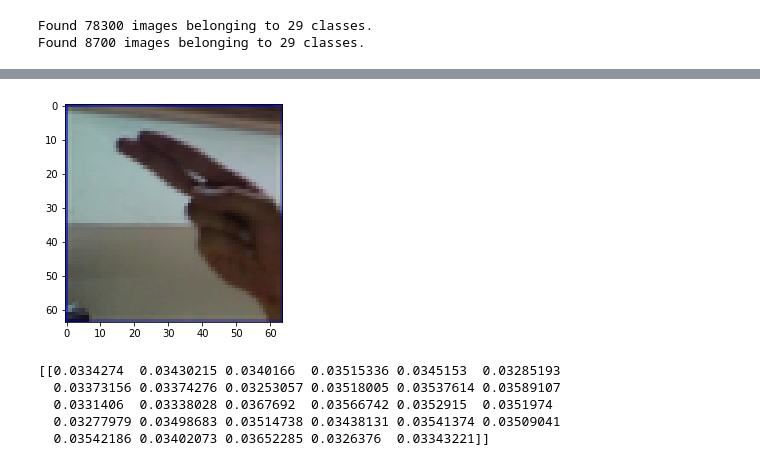
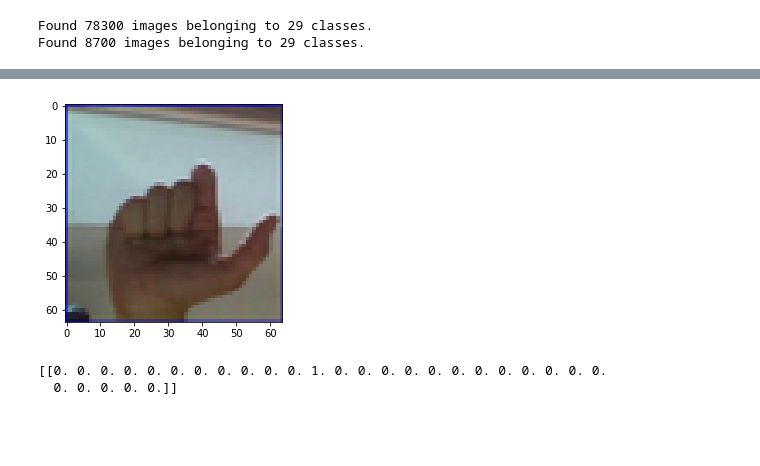
Before and after one commit to bobyuwono/Sign-Language-Game, a Jupyter notebook: ASL_classifier_V3 .ipynb, the cells around one changed output, grey strips where cells are left out. Cells and saved outputs as stored; diff of their text form; code cells hidden in the pictures; blank space fills up the shorter version.

Commit message:
Update Val Accuracy 88% by changing batch size to 64.  loss: 0.1224 - accuracy: 0.9607 - val_loss: 0.5852 - val_accuracy: 0.8845

```diff
--- a/ASL_classifier_V3 .ipynb
+++ b/ASL_classifier_V3 .ipynb
@@ -106,7 +108,7 @@ target_size = (64, 64)
 target_dims = (64, 64, 3) # add channel for RGB
 n_classes = 29
 val_frac = 0.1
-batch_size = 20
+batch_size = 64
 
 data_augmentor = ImageDataGenerator(samplewise_center=True,
                                     samplewise_std_normalization=True,
@@ -208,11 +239,8 @@ def predict(image_path):
     # for code, name, score in pred_decoded:
     #     print("{0:>6.2%} : {1}".format(score, name))
 # %%
-predict(image_path='H_test.jpg')
+predict(image_path='T_test.jpg')
 # %% [output]
-[figure, old version]
+[figure, new version]
-[[0.0334274  0.03430215 0.0340166  0.03515336 0.0345153  0.03285193
-  0.03373156 0.03374276 0.03253057 0.03518005 0.03537614 0.03589107
-  0.0331406  0.03338028 0.0367692  0.03566742 0.0352915  0.0351974
-  0.03277979 0.03498683 0.03514738 0.03438131 0.03541374 0.03509041
-  0.03542186 0.03402073 0.03652285 0.0326376  0.03343221]]
+[[0. 0. 0. 0. 0. 0. 0. 0. 0. 0. 0. 1. 0. 0. 0. 0. 0. 0. 0. 0. 0. 0. 0. 0.
+  0. 0. 0. 0. 0.]]
```
Also changed, not shown: parts of 9 cells of this notebook.
